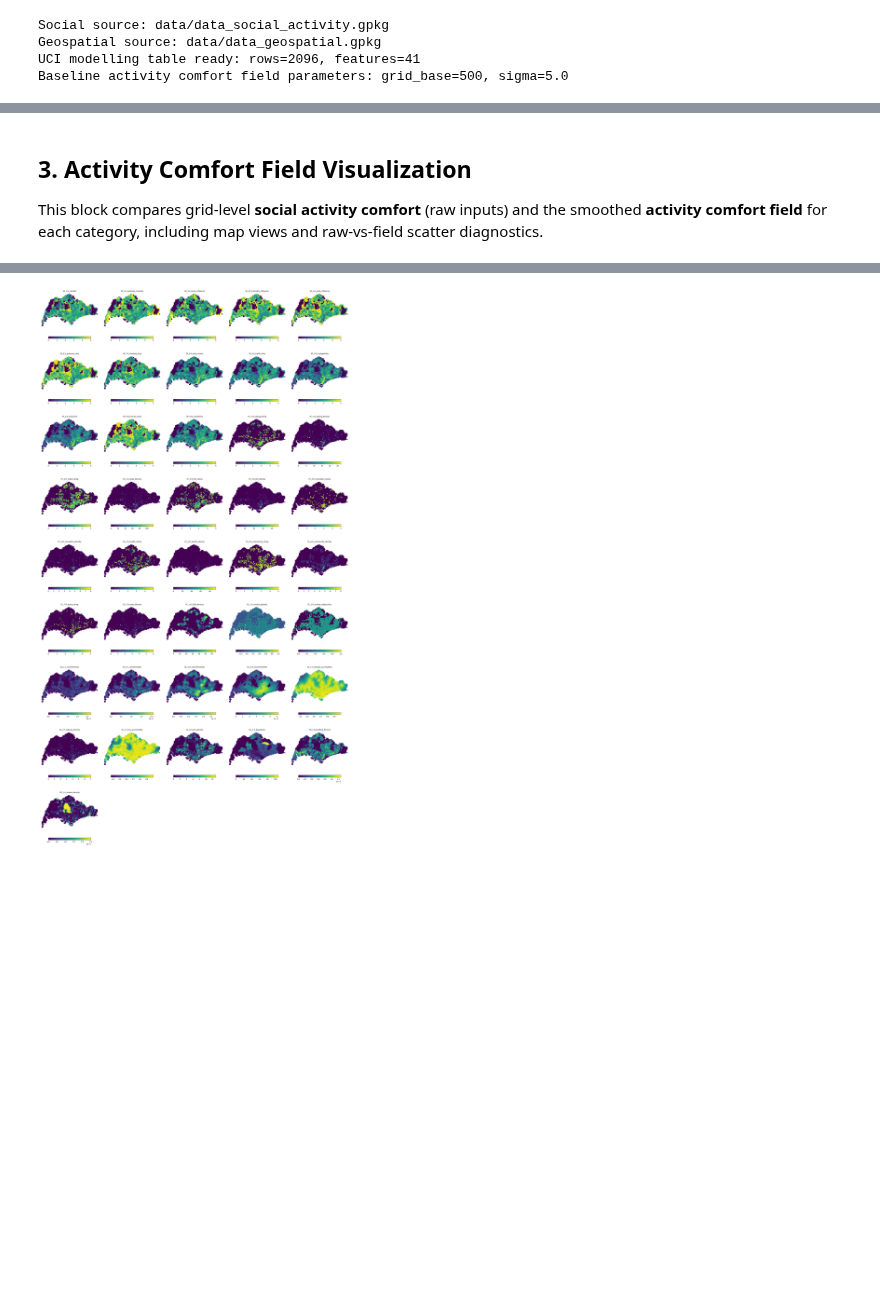
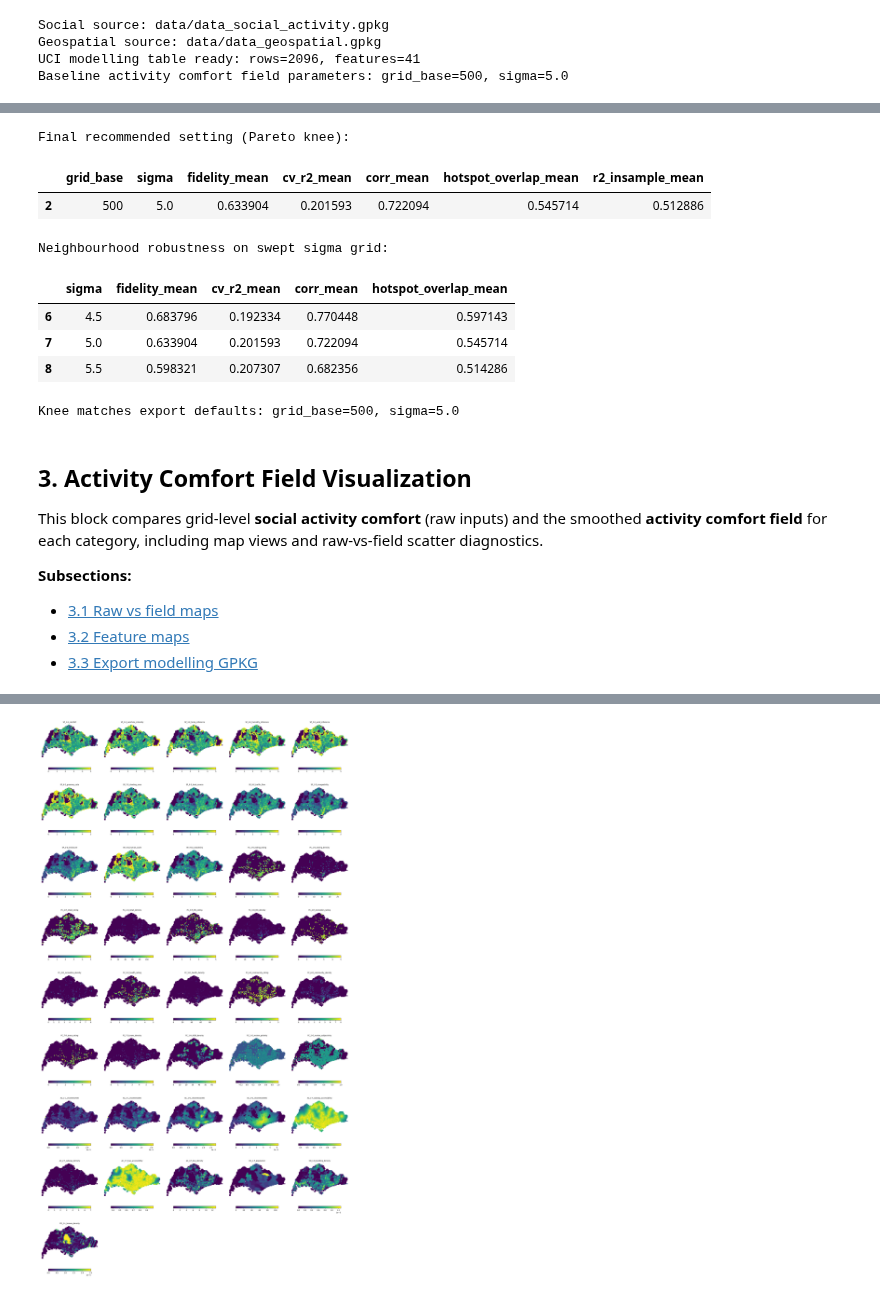
Before and after one commit to Sijie-Yang/Urban-Comfort-Potential, a Jupyter notebook: code_3_uci_social_activity_field.ipynb, the cells around one changed output, grey strips where cells are left out. Drawn from its saved outputs; the diff is of its cells as text; code cells hidden in the pictures; blank space fills up the shorter version.

```diff
--- a/code_3_uci_social_activity_field.ipynb
+++ b/code_3_uci_social_activity_field.ipynb
@@ -592,4 +842,55 @@ Final recommended setting:
+# %%
+# -------------------------
+# 2E) Knee recommendation + neighbour robustness
+# -------------------------
+print("Final recommended setting (Pareto knee):")
+display(
+    knee_row[
+        [
+            "grid_base",
+            "sigma",
+            "fidelity_mean",
+            "cv_r2_mean",
+            "corr_mean",
+            "hotspot_overlap_mean",
+            "r2_insample_mean",
+        ]
+    ].to_frame().T
+)
+
+# Neighbouring sigma values on the swept grid
+sigmas = np.array(sorted(pareto_df["sigma"].unique()), dtype=float)
+knee_idx = int(np.argmin(np.abs(sigmas - RECOMMENDED_SIGMA)))
+neighbour_sigmas = sorted(set(sigmas[[max(0, knee_idx - 1), knee_idx, min(len(sigmas) - 1, knee_idx + 1)]]))
+robust_df = pareto_df[pareto_df["sigma"].isin(neighbour_sigmas)].sort_values("sigma")
+print("Neighbourhood robustness on swept sigma grid:")
+display(robust_df[["sigma", "fidelity_mean", "cv_r2_mean", "corr_mean", "hotspot_overlap_mean"]])
+
+if abs(RECOMMENDED_SIGMA - FX_BASE_SIGMA) < 1e-6 and RECOMMENDED_GRID_BASE == FX_BASE_GRID_BASE:
+    print(f"Knee matches export defaults: grid_base={FX_BASE_GRID_BASE}, sigma={FX_BASE_SIGMA}")
+else:
+    print(
+        f"Note: knee ({RECOMMENDED_GRID_BASE}, {RECOMMENDED_SIGMA:g}) differs from export defaults "
+        f"({FX_BASE_GRID_BASE}, {FX_BASE_SIGMA}). Section 1.3 / 3.3 still use FX_BASE_* unless updated."
+    )
+# %% [output]
+Final recommended setting (Pareto knee):
+|  | grid_base | sigma | fidelity_mean | cv_r2_mean | corr_mean | hotspot_overlap_mean | r2_insample_mean |
+| 2 | 500 | 5.0 | 0.633904 | 0.201593 | 0.722094 | 0.545714 | 0.512886 |
+Neighbourhood robustness on swept sigma grid:
+|  | sigma | fidelity_mean | cv_r2_mean | corr_mean | hotspot_overlap_mean |
+| 6 | 4.5 | 0.683796 | 0.192334 | 0.770448 | 0.597143 |
+| 7 | 5.0 | 0.633904 | 0.201593 | 0.722094 | 0.545714 |
+| 8 | 5.5 | 0.598321 | 0.207307 | 0.682356 | 0.514286 |
+Knee matches export defaults: grid_base=500, sigma=5.0
 # %% [markdown]
+<a id="sec-3-viz"></a>
+
 ## 3. Activity Comfort Field Visualization
 
 This block compares grid-level **social activity comfort** (raw inputs) and the smoothed **activity comfort field** for each category, including map views and raw-vs-field scatter diagnostics.
+
+**Subsections:**
+- [3.1 Raw vs field maps](#sec-3-1-maps)
+- [3.2 Feature maps](#sec-3-2-features)
+- [3.3 Export modelling GPKG](#sec-3-3-export)
```
Also changed, not shown: parts of 30 cells of this notebook, 11 other files.
